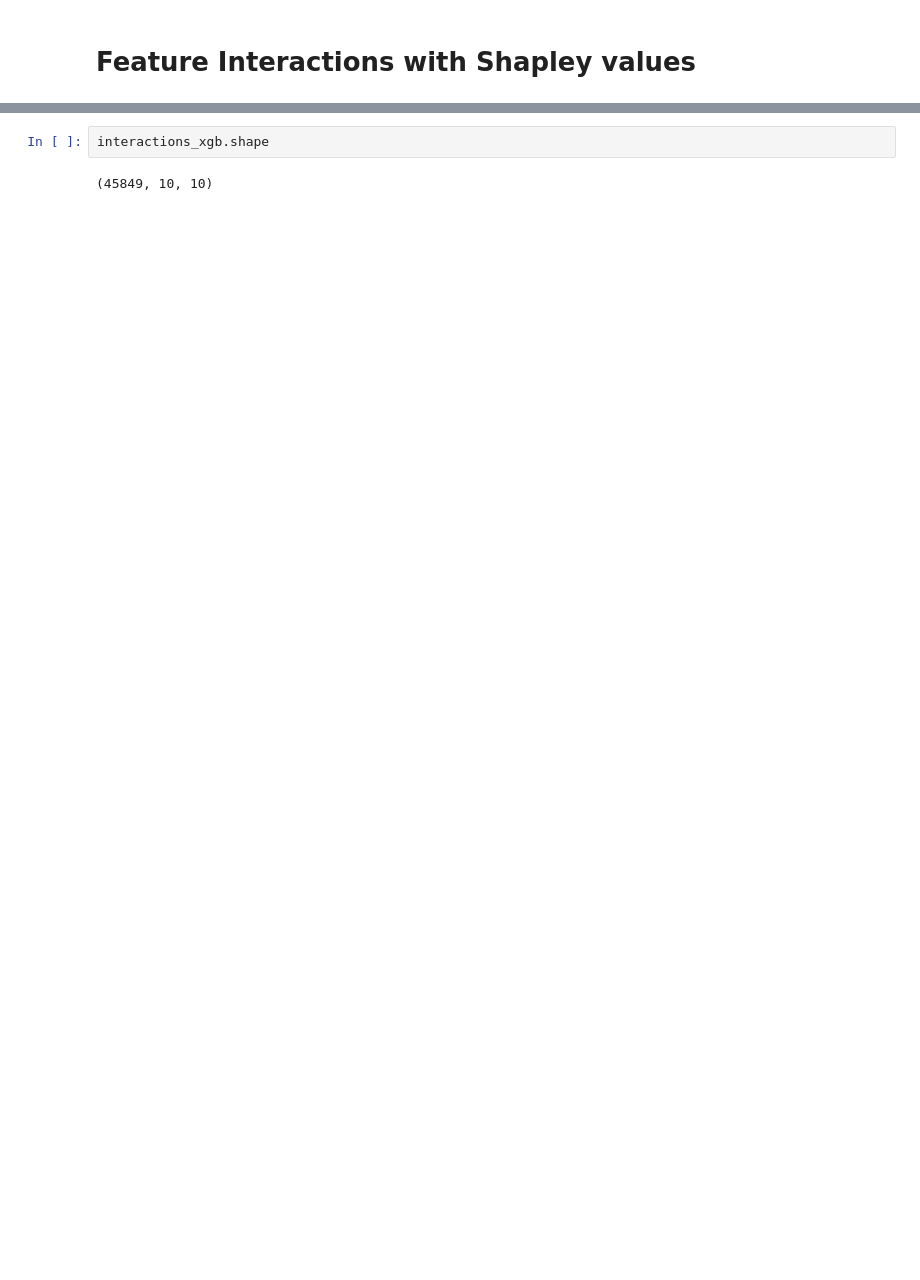
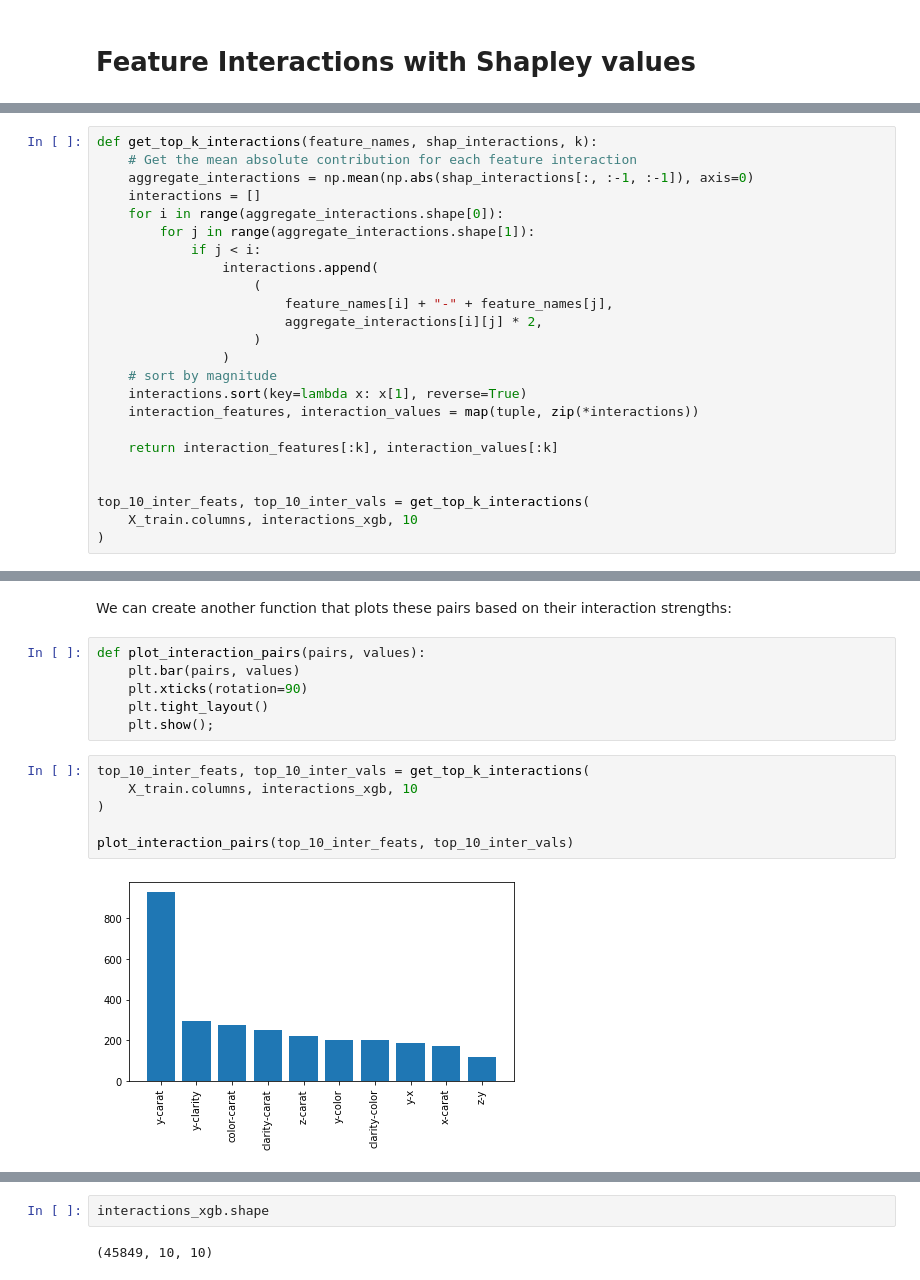
Before and after one commit to BexTuychiev/medium_stories, a Jupyter notebook: 2021/october/1_shap_explainability/notebook.ipynb, the cells around one changed output, grey strips where cells are left out. Drawn from its saved outputs; the diff is of its cells as text; blank space fills up the shorter version.

Commit message:
section: Feature Interactions with Shapley values

```diff
--- a/2021/october/1_shap_explainability/notebook.ipynb
+++ b/2021/october/1_shap_explainability/notebook.ipynb
@@ -311,0 +330,24 @@ Wall time: 15.3 s
+# %%
+def get_top_k_interactions(feature_names, shap_interactions, k):
+    # Get the mean absolute contribution for each feature interaction
+    aggregate_interactions = np.mean(np.abs(shap_interactions[:, :-1, :-1]), axis=0)
+    interactions = []
+    for i in range(aggregate_interactions.shape[0]):
+        for j in range(aggregate_interactions.shape[1]):
+            if j < i:
+                interactions.append(
+                    (
+                        feature_names[i] + "-" + feature_names[j],
+                        aggregate_interactions[i][j] * 2,
+                    )
+                )
+    # sort by magnitude
+    interactions.sort(key=lambda x: x[1], reverse=True)
+    interaction_features, interaction_values = map(tuple, zip(*interactions))
+
+    return interaction_features[:k], interaction_values[:k]
+
+
+top_10_inter_feats, top_10_inter_vals = get_top_k_interactions(
+    X_train.columns, interactions_xgb, 10
+)
@@ -311,0 +369,16 @@ Wall time: 15.3 s
+# %% [markdown]
+We can create another function that plots these pairs based on their interaction strengths:
+# %%
+def plot_interaction_pairs(pairs, values):
+    plt.bar(pairs, values)
+    plt.xticks(rotation=90)
+    plt.tight_layout()
+    plt.show();
+# %%
+top_10_inter_feats, top_10_inter_vals = get_top_k_interactions(
+    X_train.columns, interactions_xgb, 10
+)
+
+plot_interaction_pairs(top_10_inter_feats, top_10_inter_vals)
+# %% [output]
+[figure, added]
```
Also changed, not shown: parts of 10 cells of this notebook.
